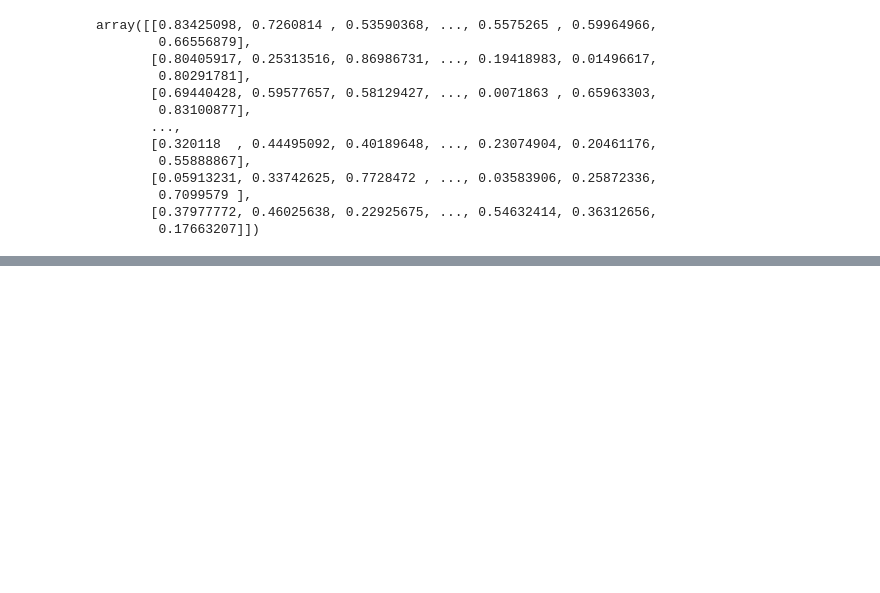
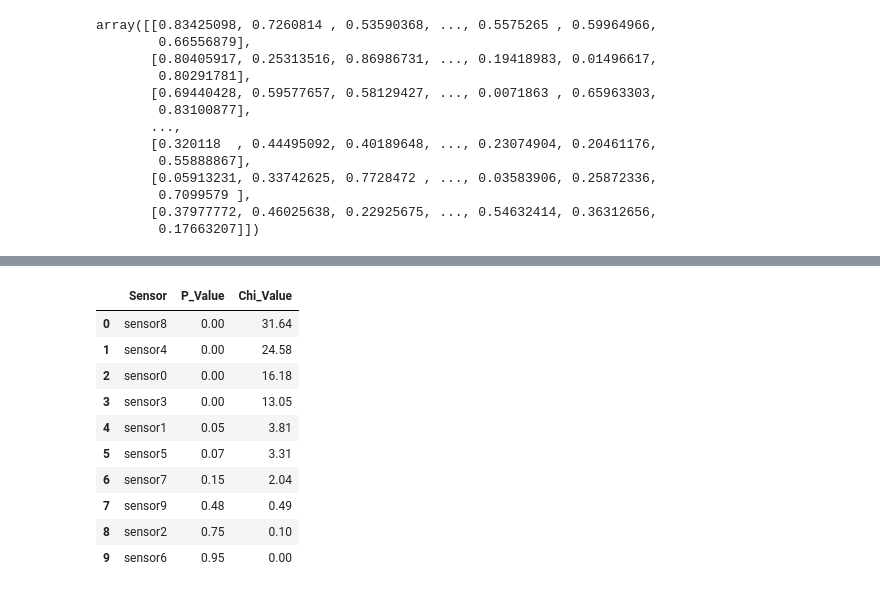
Before and after one commit to asbharath/MachineLearning, a Jupyter notebook: Sensors data.ipynb, the cells around one changed output, grey strips where cells are left out. Saved outputs shown, nothing was run; the diff lists cells and outputs as text; code cells hidden in the pictures; blank space fills up the shorter version.

```diff
--- a/Sensors data.ipynb
+++ b/Sensors data.ipynb
@@ -293,0 +143,15 @@ sum(y_test == y_pred) / len(y_test)
+# %%
+df = pd.DataFrame(val,columns=['Sensor','P_Value','Chi_Value'])
+df
+# %% [output]
+|  | Sensor | P_Value | Chi_Value |
+| 0 | sensor8 | 0.00 | 31.64 |
+| 1 | sensor4 | 0.00 | 24.58 |
+| 2 | sensor0 | 0.00 | 16.18 |
+| 3 | sensor3 | 0.00 | 13.05 |
+| 4 | sensor1 | 0.05 | 3.81 |
+| 5 | sensor5 | 0.07 | 3.31 |
+| 6 | sensor7 | 0.15 | 2.04 |
+| 7 | sensor9 | 0.48 | 0.49 |
+| 8 | sensor2 | 0.75 | 0.10 |
+| 9 | sensor6 | 0.95 | 0.00 |
```
Also changed, not shown: parts of 72 cells of this notebook.
